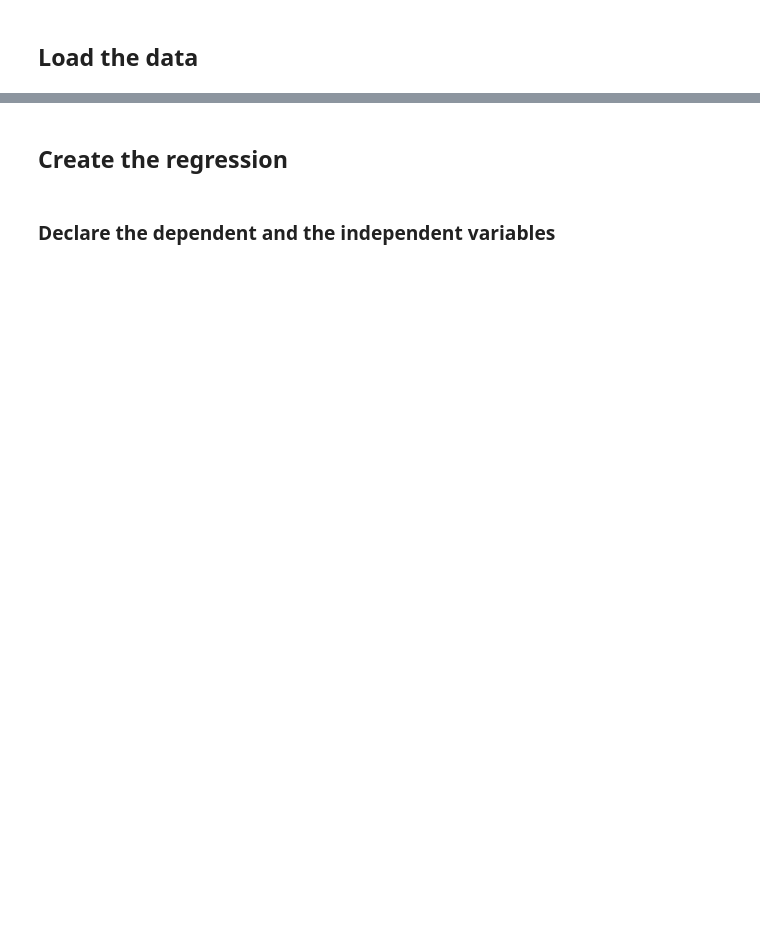
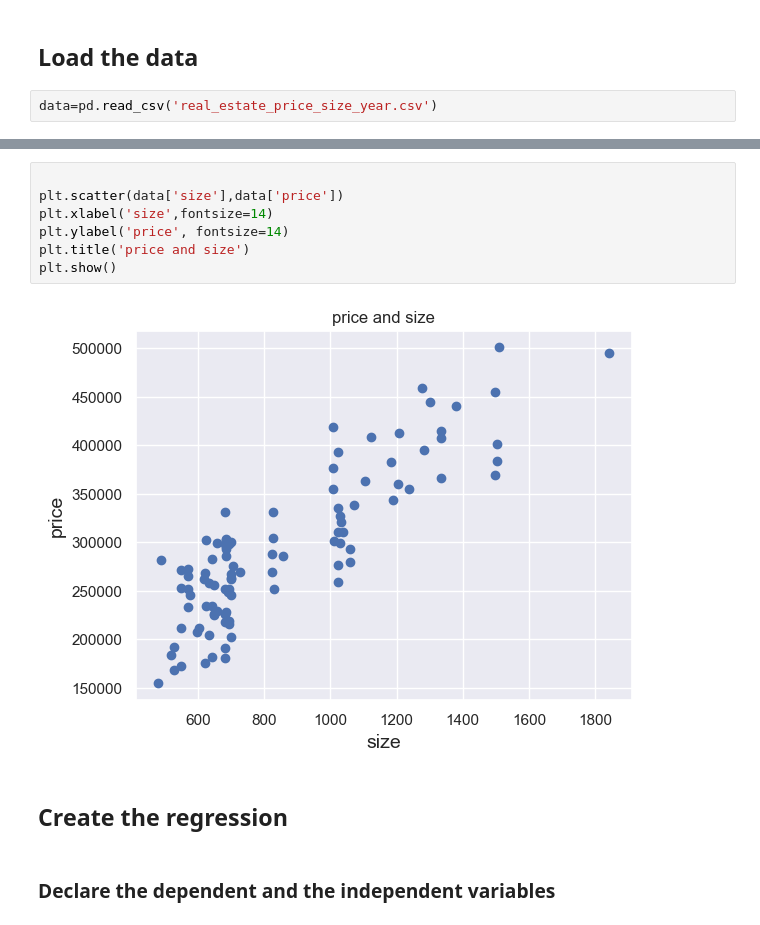
Before and after one commit to charles483/machine-learning-with-python, a Jupyter notebook: section1/multiple linear regression/Multiple Linear Regression Exercise.ipynb, the cells around one changed output, grey strips where cells are left out. Saved outputs shown, nothing was run; the diff lists cells and outputs as text; blank space fills up the shorter version.

```diff
--- a/section1/multiple linear regression/Multiple Linear Regression Exercise.ipynb
+++ b/section1/multiple linear regression/Multiple Linear Regression Exercise.ipynb
@@ -17,2 +24,4 @@ Good luck!
 # %% [markdown]
 ## Load the data
+# %%
+data=pd.read_csv('real_estate_price_size_year.csv')
@@ -19,3 +49,12 @@ Good luck!
+# %%
+
+plt.scatter(data['size'],data['price'])
+plt.xlabel('size',fontsize=14)
+plt.ylabel('price', fontsize=14)
+plt.title('price and size')
+plt.show()
+# %% [output]
+[figure, added]
 # %% [markdown]
 ## Create the regression
 # %% [markdown]
```
Also changed, not shown: parts of 5 cells of this notebook, 2 other files.
